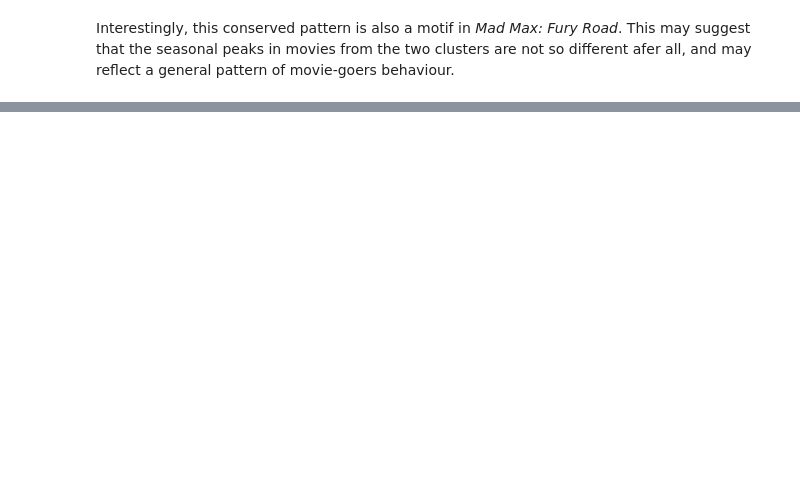
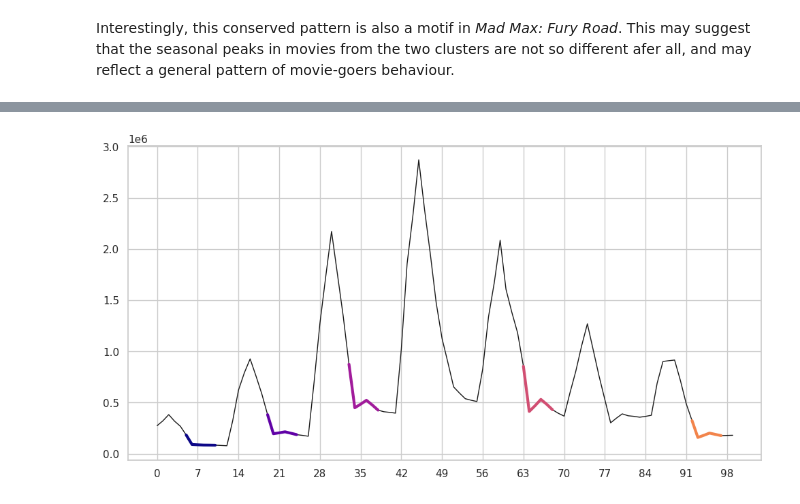
Before and after one commit to g-fabiani4-unipi/dm2_project, a Jupyter notebook: src/time_series/motifs_discords.ipynb, the cells around one changed output, grey strips where cells are left out. Cells and saved outputs as stored; diff of their text form; code cells hidden in the pictures; blank space fills up the shorter version.

```diff
--- a/src/time_series/motifs_discords.ipynb
+++ b/src/time_series/motifs_discords.ipynb
@@ -243,0 +246,18 @@ Text(0, 0.5, 'Normalized Box Office')
+# %%
+ts = twelve_years
+
+ts_mp = stumpy.stump(ts, m=m)
+all_chain_set, unanchored_chain = stumpy.allc(ts_mp.left_I_, ts_mp.right_I_)
+
+palette = plt.cm.plasma(np.linspace(0, .7, len(unanchored_chain)))
+# %%
+plt.plot(ts, color='k', linewidth=1)
+for i in range(unanchored_chain.shape[0]):
+    start = unanchored_chain[i]
+    y = ts.iloc[start:start+m]
+    x = y.index.values
+    plt.plot(x, y, linewidth=3, color=palette[i])
+plt.xticks(np.arange(0, 100, 7))
+plt.show()
+# %% [output]
+[figure, added]
```
Also changed, not shown: parts of 13 cells of this notebook.
